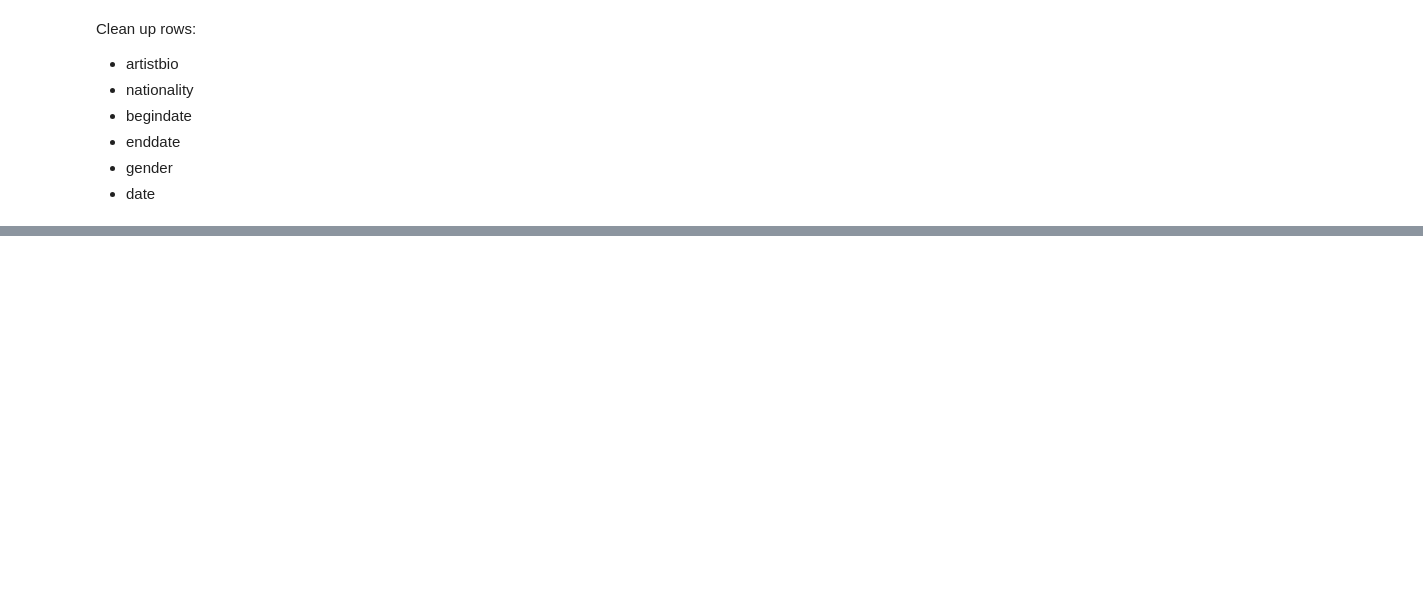
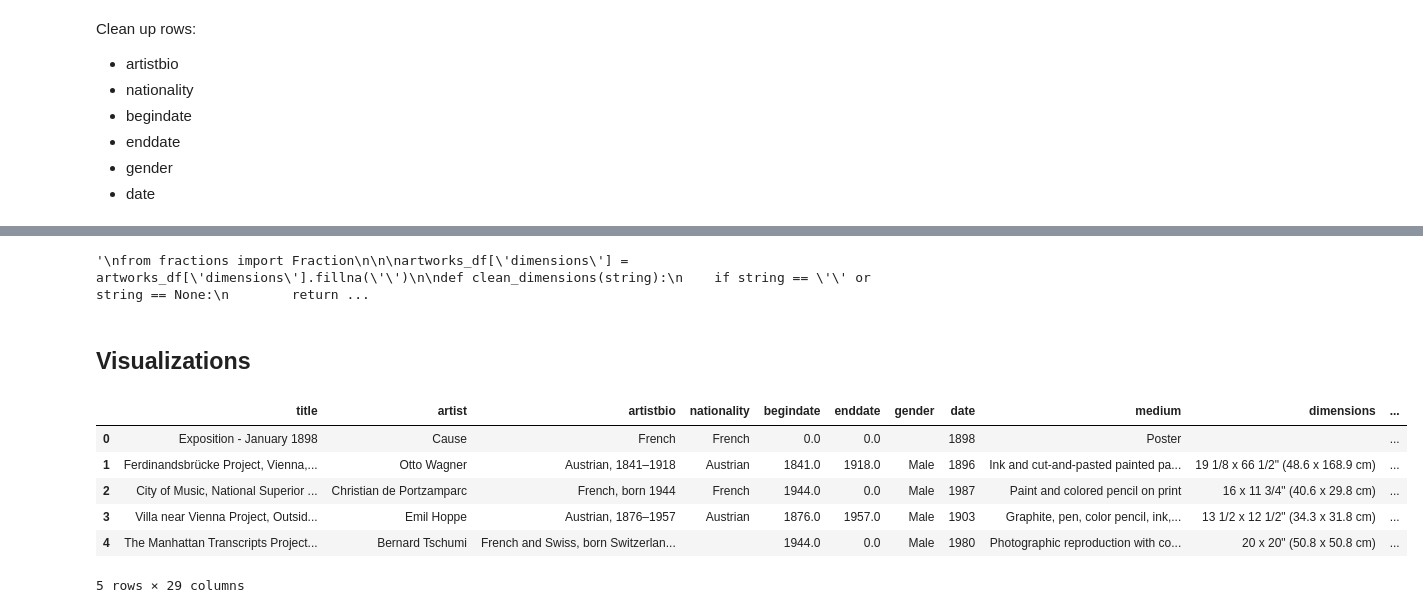
Before and after one commit to menaceonzenith/sqlpractice, a Jupyter notebook: moma_dataset/python_clean_artworks.ipynb, the cells around one changed output, grey strips where cells are left out. Saved outputs shown, nothing was run; the diff lists cells and outputs as text; code cells hidden in the pictures; blank space fills up the shorter version.

```diff
--- a/moma_dataset/python_clean_artworks.ipynb
+++ b/moma_dataset/python_clean_artworks.ipynb
@@ -45,0 +61,31 @@ artworks_df['nationality'] = artworks_df['nationality'].apply(lambda x: (x.repla
+# %%
+# nationality
+artworks_df['nationality'] = artworks_df['nationality'].apply(lambda x: (x.replace('(', '').replace(')', '')) if x is not None else '')
+
+def nationality_assign(string):
+    if 'Nationality unknown' in string:
+        return string
+
+    elif ' ' in string:
+        new_list = string.split(' ')
+        new_list = [i.capitalize() for i in new_list]
+        counter = Counter()
+        for each in new_list:
+            if each == '':
+                continue
+            else:
+                counter[each] += 1
+
+        if len(counter) > 1:
+            if counter.most_common()[0][1] == counter.most_common()[1][1]:
+                return str(counter.most_common()[0][0]).capitalize().replace('(', '').replace(')', '') + '/' + str(counter.most_common()[1][0])
+            else:
+                return str(counter.most_common()[0][0])
+        elif len(counter) == 1:
+            return str(list(counter)[0])
+        else:
+            return string
+    else:
+        return string.capitalize()
+
+artworks_df['nationality'] = artworks_df['nationality'].apply(nationality_assign)
@@ -191,7 +253,11 @@ def clean_dimensions(string):
     elif string[0] == 'E':
         cleaned = string.replace('"', '').split('(')[0].split(' ')
 '''
+# %% [output]
+'\nfrom fractions import Fraction\n\n\nartworks_df[\'dimensions\'] = artworks_df[\'dimensions\'].fillna(\'\')\n\ndef clean_dimensions(string):\n    if string == \'\' or string == None:\n        return ...
 # %%
 artworks_df['dimensions'] = artworks_df['dimensions'].fillna('')
 # %%
 artworks_df.to_sql('artworks_clean', db, if_exists='append', index = False)
+# %% [markdown]
+## Visualizations
@@ -197,0 +268,10 @@ artworks_df.to_sql('artworks_clean', db, if_exists='append', index = False)
+# %%
+artworks_df.head()
+# %% [output]
+|  | title | artist | artistbio | nationality | begindate | enddate | gender | date | medium | dimensions | ... |
+| 0 | Exposition - January 1898 | Cause | French | French | 0.0 | 0.0 |  | 1898 | Poster |  | ... |
+| 1 | Ferdinandsbrücke Project, Vienna,... | Otto Wagner | Austrian, 1841–1918 | Austrian | 1841.0 | 1918.0 | Male | 1896 | Ink and cut-and-pasted painted pa... | 19 1/8 x 66 1/2" (48.6 x 168.9 cm) | ... |
+| 2 | City of Music, National Superior ... | Christian de Portzamparc | French, born 1944 | French | 1944.0 | 0.0 | Male | 1987 | Paint and colored pencil on print | 16 x 11 3/4" (40.6 x 29.8 cm) | ... |
+| 3 | Villa near Vienna Project, Outsid... | Emil Hoppe | Austrian, 1876–1957 | Austrian | 1876.0 | 1957.0 | Male | 1903 | Graphite, pen, color pencil, ink,... | 13 1/2 x 12 1/2" (34.3 x 31.8 cm) | ... |
+| 4 | The Manhattan Transcripts Project... | Bernard Tschumi | French and Swiss, born Switzerlan... |  | 1944.0 | 0.0 | Male | 1980 | Photographic reproduction with co... | 20 x 20" (50.8 x 50.8 cm) | ... |
+5 rows × 29 columns
```
Also changed, not shown: parts of 17 cells of this notebook, 1 other file.
